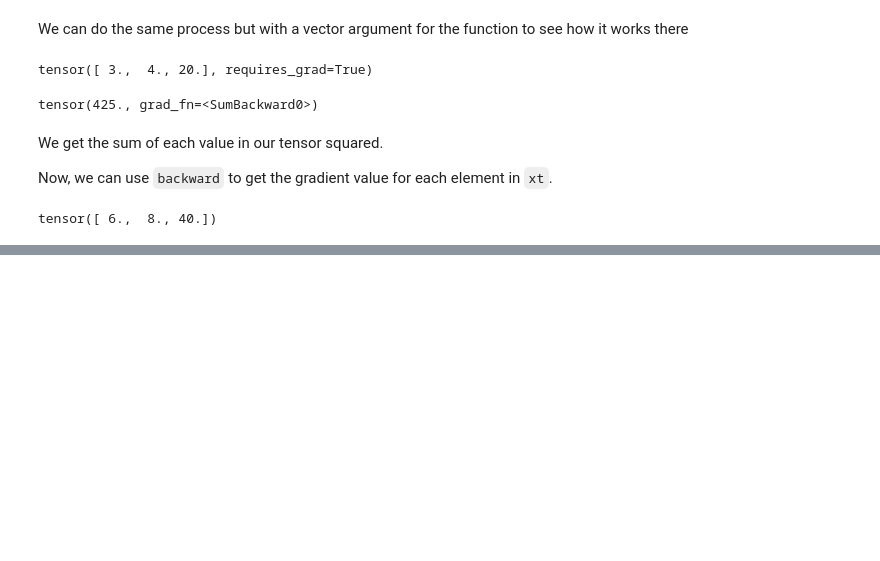
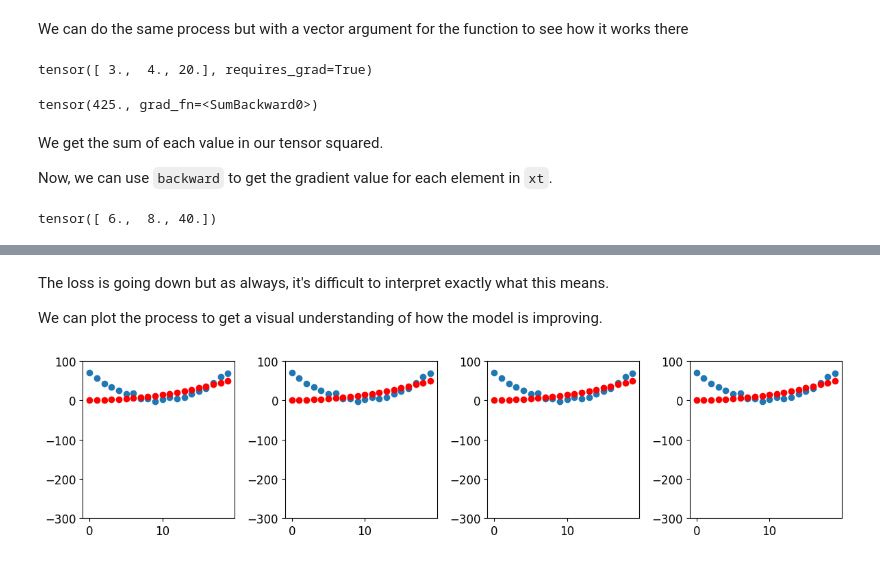
Before and after one commit to abhayratti/fastai-notes, a Jupyter notebook: lesson-3-neural-net-foundations/Chapter4Notes.ipynb, the cells around one changed output, grey strips where cells are left out. Cells and saved outputs as stored; diff of their text form; code cells hidden in the pictures; blank space fills up the shorter version.

```diff
--- a/lesson-3-neural-net-foundations/Chapter4Notes.ipynb
+++ b/lesson-3-neural-net-foundations/Chapter4Notes.ipynb
@@ -450,0 +576,9 @@ tensor([ 6.,  8., 40.])
+# %%
+def apply_step(params, print_loss=True):
+    preds = f(time, params)
+    loss = mse(preds, speed)
+    loss.backward()
+    params.data -= params.grad.data * lr
+    params.grad = None
+    if print_loss: print(loss.item())
+    return preds
@@ -450,0 +600,10 @@ tensor([ 6.,  8., 40.])
+# %% [markdown]
+The loss is going down but as always, it's difficult to interpret exactly what this means.
+
+We can plot the process to get a visual understanding of how the model is improving.
+# %%
+_, axs = plt.subplots(1, 4, figsize=(12,3))
+for ax in axs: show_preds(apply_step(params, print_loss=False), ax)
+plt.tight_layout()
+# %% [output]
+[figure, added]
```
Also changed, not shown: parts of 27 cells of this notebook, 2 other files.
